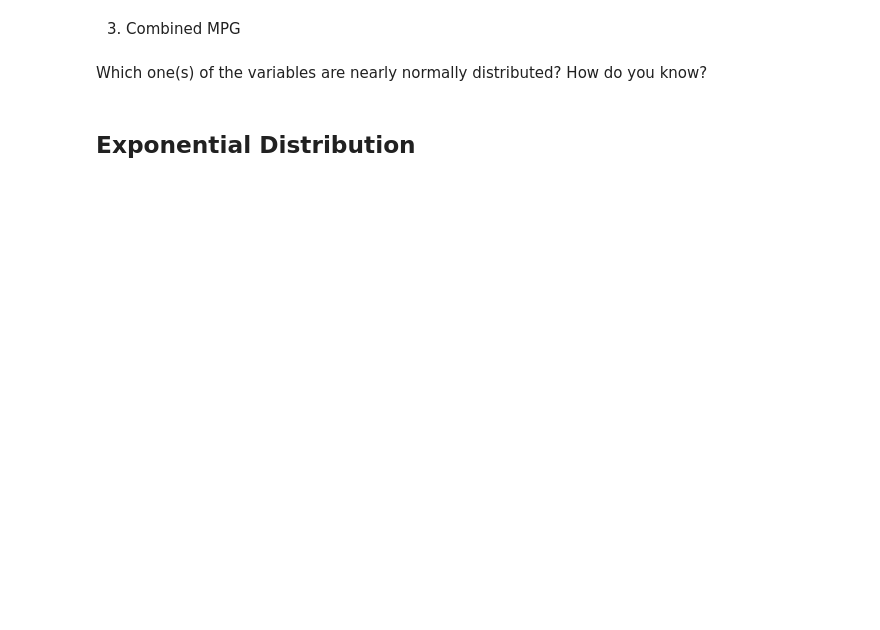
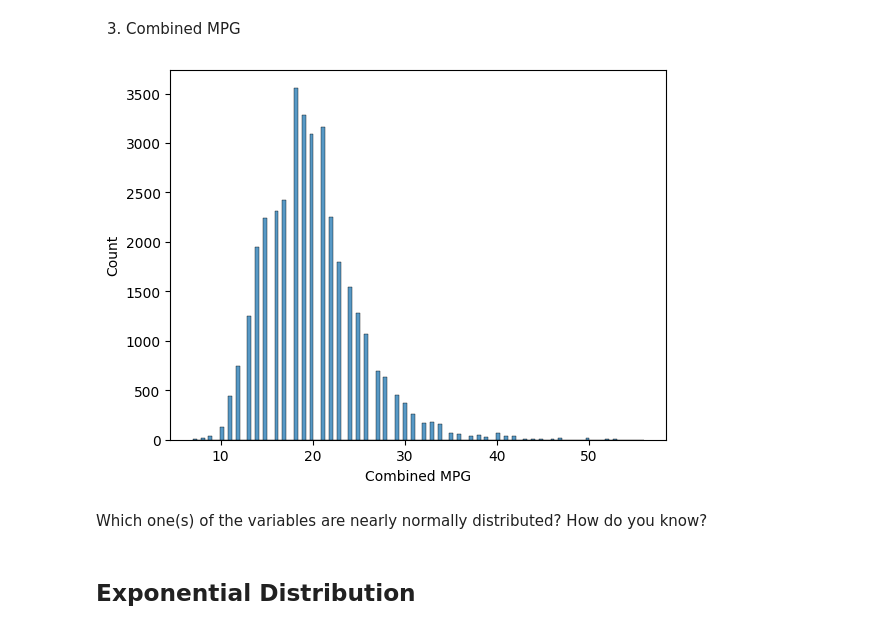
Before and after one commit to Ironhack-Data-Madrid-Octubre-2023/6.1-lab_continuous_probability_distributions, a Jupyter notebook: your-code/main.ipynb, the cells around one changed output. Cells and saved outputs as stored; diff of their text form; code cells hidden in the pictures; blank space fills up the shorter version.

```diff
--- a/your-code/main.ipynb
+++ b/your-code/main.ipynb
@@ -123,3 +136,7 @@ Then plot the histograms for the following variables:
+# %%
+sn.histplot(vehicles['Combined MPG']);
+# %% [output]
+[figure, added]
 # %% [markdown]
 Which one(s) of the variables are nearly normally distributed? How do you know?
 # %%
```
Also changed, not shown: parts of 9 cells of this notebook.
